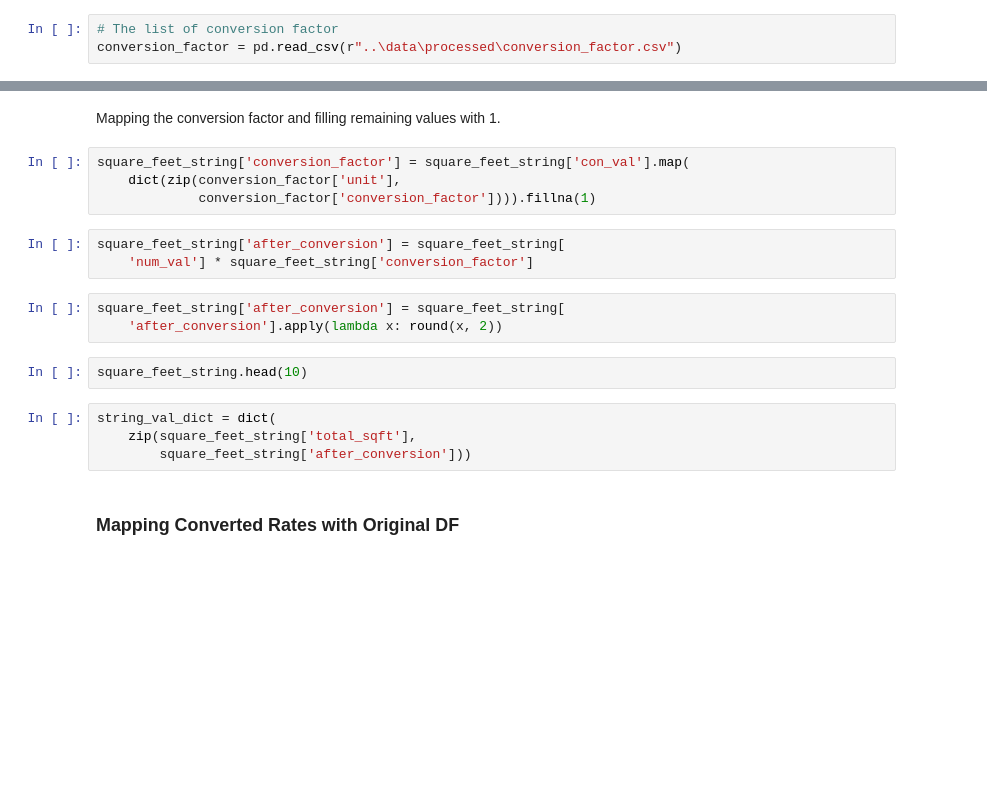
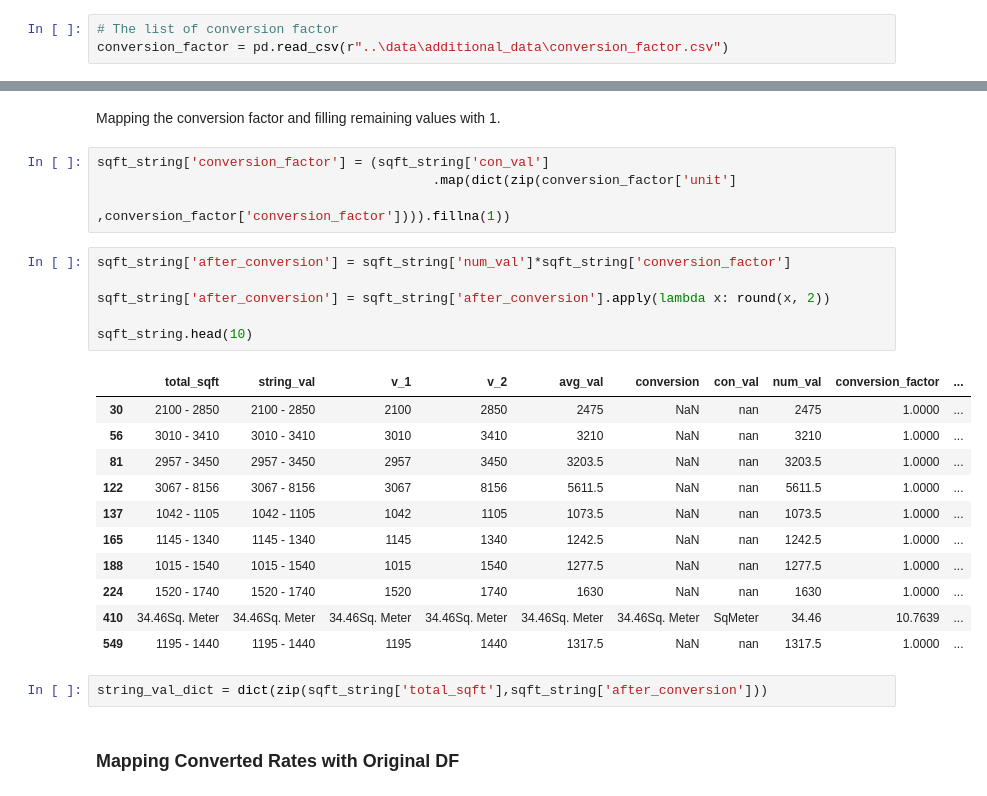
Before and after one commit to deveshhh3/bengaluru-house-price-prediction, a Jupyter notebook: src/bengaluru_house_price_prediction.ipynb, the cells around one changed output, grey strips where cells are left out. Drawn from its saved outputs; the diff is of its cells as text; blank space fills up the shorter version.

```diff
--- a/src/bengaluru_house_price_prediction.ipynb
+++ b/src/bengaluru_house_price_prediction.ipynb
@@ -282,6 +467,6 @@ square_feet_string.head(10)
 ### Loading Conversion Factor
 # %%
 # The list of conversion factor
-conversion_factor = pd.read_csv(r"..\data\processed\conversion_factor.csv")
+conversion_factor = pd.read_csv(r"..\data\additional_data\conversion_factor.csv")
 # %%
 conversion_factor
@@ -288,21 +482,29 @@ conversion_factor
 # %% [markdown]
 Mapping the conversion factor and filling remaining values with 1.
 # %%
-square_feet_string['conversion_factor'] = square_feet_string['con_val'].map(
-    dict(zip(conversion_factor['unit'],
-             conversion_factor['conversion_factor']))).fillna(1)
+sqft_string['conversion_factor'] = (sqft_string['con_val']
+                                           .map(dict(zip(conversion_factor['unit']
+                                                         ,conversion_factor['conversion_factor']))).fillna(1))
-# %%
-square_feet_string['after_conversion'] = square_feet_string[
-    'num_val'] * square_feet_string['conversion_factor']
 # %%
-square_feet_string['after_conversion'] = square_feet_string[
-    'after_conversion'].apply(lambda x: round(x, 2))
+sqft_string['after_conversion'] = sqft_string['num_val']*sqft_string['conversion_factor']
+
+sqft_string['after_conversion'] = sqft_string['after_conversion'].apply(lambda x: round(x, 2))
+
+sqft_string.head(10)
+# %% [output]
+|  | total_sqft | string_val | v_1 | v_2 | avg_val | conversion | con_val | num_val | conversion_factor | ... |
+| 30 | 2100 - 2850 | 2100 - 2850 | 2100 | 2850 | 2475 | NaN | nan | 2475 | 1.0000 | ... |
+| 56 | 3010 - 3410 | 3010 - 3410 | 3010 | 3410 | 3210 | NaN | nan | 3210 | 1.0000 | ... |
+| 81 | 2957 - 3450 | 2957 - 3450 | 2957 | 3450 | 3203.5 | NaN | nan | 3203.5 | 1.0000 | ... |
+| 122 | 3067 - 8156 | 3067 - 8156 | 3067 | 8156 | 5611.5 | NaN | nan | 5611.5 | 1.0000 | ... |
+| 137 | 1042 - 1105 | 1042 - 1105 | 1042 | 1105 | 1073.5 | NaN | nan | 1073.5 | 1.0000 | ... |
+| 165 | 1145 - 1340 | 1145 - 1340 | 1145 | 1340 | 1242.5 | NaN | nan | 1242.5 | 1.0000 | ... |
+| 188 | 1015 - 1540 | 1015 - 1540 | 1015 | 1540 | 1277.5 | NaN | nan | 1277.5 | 1.0000 | ... |
+| 224 | 1520 - 1740 | 1520 - 1740 | 1520 | 1740 | 1630 | NaN | nan | 1630 | 1.0000 | ... |
+| 410 | 34.46Sq. Meter | 34.46Sq. Meter | 34.46Sq. Meter | 34.46Sq. Meter | 34.46Sq. Meter | 34.46Sq. Meter | SqMeter | 34.46 | 10.7639 | ... |
+| 549 | 1195 - 1440 | 1195 - 1440 | 1195 | 1440 | 1317.5 | NaN | nan | 1317.5 | 1.0000 | ... |
-# %%
-square_feet_string.head(10)
 # %%
-string_val_dict = dict(
-    zip(square_feet_string['total_sqft'],
-        square_feet_string['after_conversion']))
+string_val_dict = dict(zip(sqft_string['total_sqft'],sqft_string['after_conversion']))
 # %% [markdown]
 ### Mapping Converted Rates with Original DF
 # %%
```
Also changed, not shown: parts of 145 cells of this notebook.
